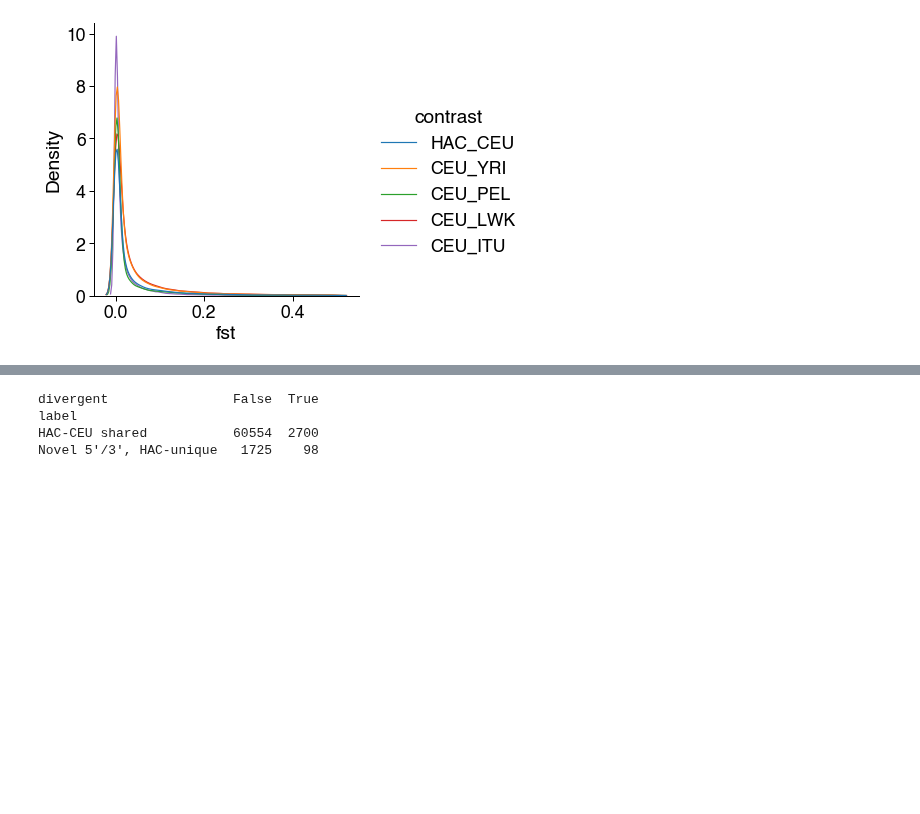
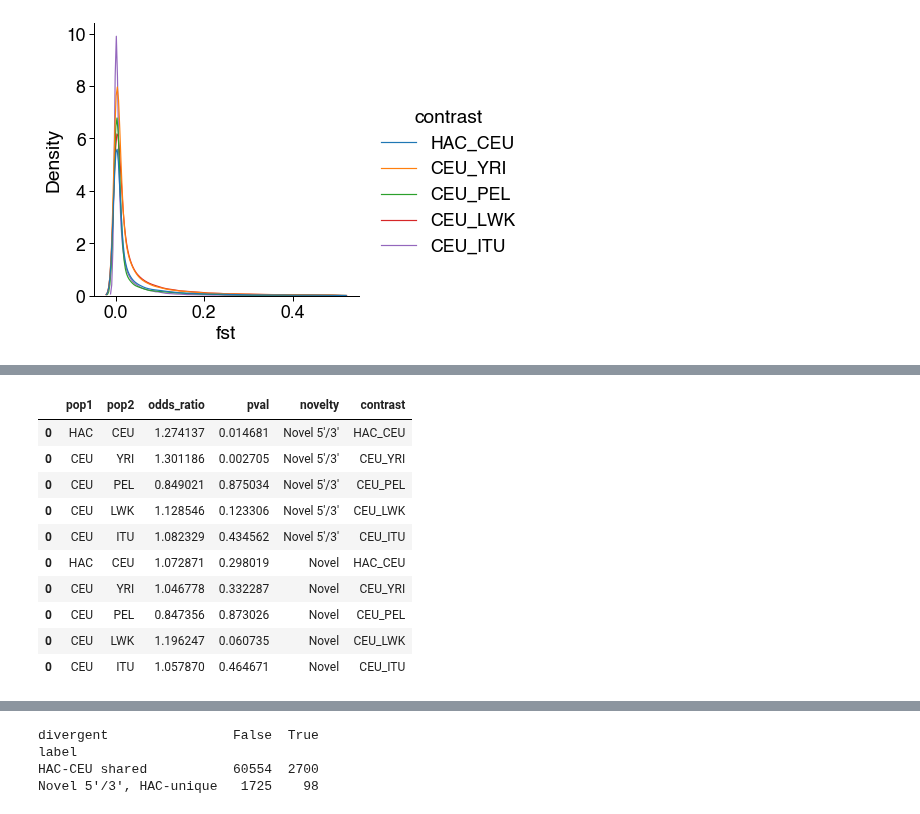
Before and after one commit to fairliereese/240903_pt, a Jupyter notebook: analysis/pop_div_novel_exon_fsts.ipynb, the cells around one changed output, grey strips where cells are left out. Saved outputs shown, nothing was run; the diff lists cells and outputs as text; code cells hidden in the pictures; blank space fills up the shorter version.

```diff
--- a/analysis/pop_div_novel_exon_fsts.ipynb
+++ b/analysis/pop_div_novel_exon_fsts.ipynb
@@ -160,0 +210,14 @@ Novel 5'/3', HAC-unique   1725    98
+# %%
+stat_df
+# %% [output]
+|  | pop1 | pop2 | odds_ratio | pval | novelty | contrast |
+| 0 | HAC | CEU | 1.274137 | 0.014681 | Novel 5'/3' | HAC_CEU |
+| 0 | CEU | YRI | 1.301186 | 0.002705 | Novel 5'/3' | CEU_YRI |
+| 0 | CEU | PEL | 0.849021 | 0.875034 | Novel 5'/3' | CEU_PEL |
+| 0 | CEU | LWK | 1.128546 | 0.123306 | Novel 5'/3' | CEU_LWK |
+| 0 | CEU | ITU | 1.082329 | 0.434562 | Novel 5'/3' | CEU_ITU |
+| 0 | HAC | CEU | 1.072871 | 0.298019 | Novel | HAC_CEU |
+| 0 | CEU | YRI | 1.046778 | 0.332287 | Novel | CEU_YRI |
+| 0 | CEU | PEL | 0.847356 | 0.873026 | Novel | CEU_PEL |
+| 0 | CEU | LWK | 1.196247 | 0.060735 | Novel | CEU_LWK |
+| 0 | CEU | ITU | 1.057870 | 0.464671 | Novel | CEU_ITU |
```
Also changed, not shown: parts of 8 cells of this notebook.
